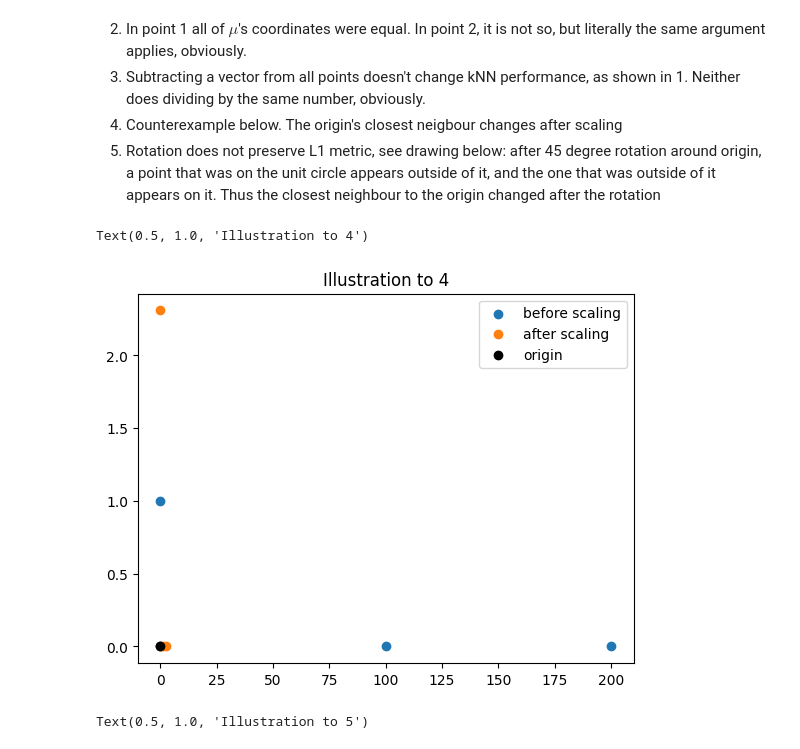
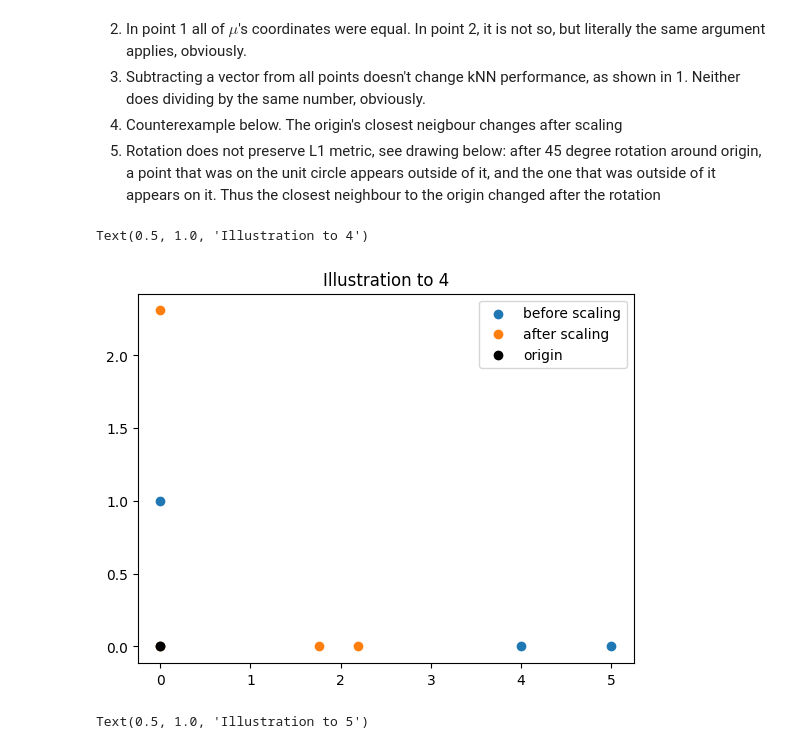
Before and after one commit to IgorZhiltsoff/ml-course, a Jupyter notebook: homeworks/lab01_ml_pipeline/lab01_part1_questions.ipynb, the cells around one changed output. Saved outputs shown, nothing was run; the diff lists cells and outputs as text; code cells hidden in the pictures.

```diff
--- a/homeworks/lab01_ml_pipeline/lab01_part1_questions.ipynb
+++ b/homeworks/lab01_ml_pipeline/lab01_part1_questions.ipynb
@@ -161,17 +161,17 @@ Which of the following preprocessing steps will not change the performance of a
 import matplotlib.pyplot as plt
 import numpy as np
 # %%
-X = np.array([[0, 0], [0, 1], [100, 0], [200, 0]])
+X = np.array([[0, 0], [0, 1], [4, 0], [5, 0]])
 plt.scatter(X[:, 0], X[:, 1], label='before scaling')
 sigma = np.array([X[:, 0].std(), X[:, 1].std()])
 X = X / sigma
 plt.scatter(X[:, 0], X[:, 1], label='after scaling')
 plt.scatter([0], [0], color='black', label='origin')
 plt.legend()
 plt.title('Illustration to 4')
 # %% [output]
 Text(0.5, 1.0, 'Illustration to 4')
-[figure, old version]
+[figure, new version]
 # %%
 plt.plot([0, 1, 0, -1, 0], [1, 0, -1, 0, 1], label='1-sphere')
 plt.scatter(x=[0], y=[0], linewidths=3, color='black', label='origin')
```
Also changed, not shown: parts of 1 cell of this notebook, 1 other file.
